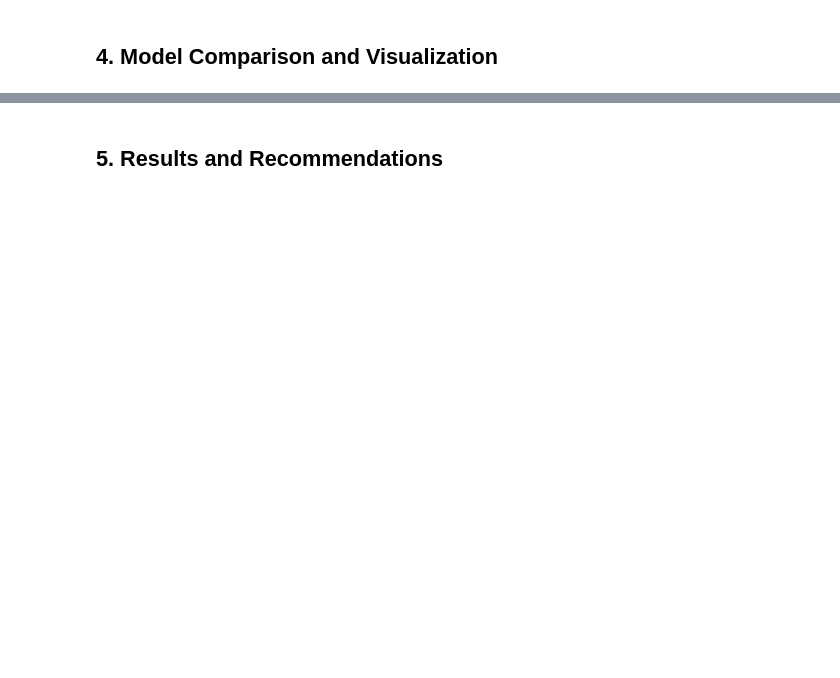
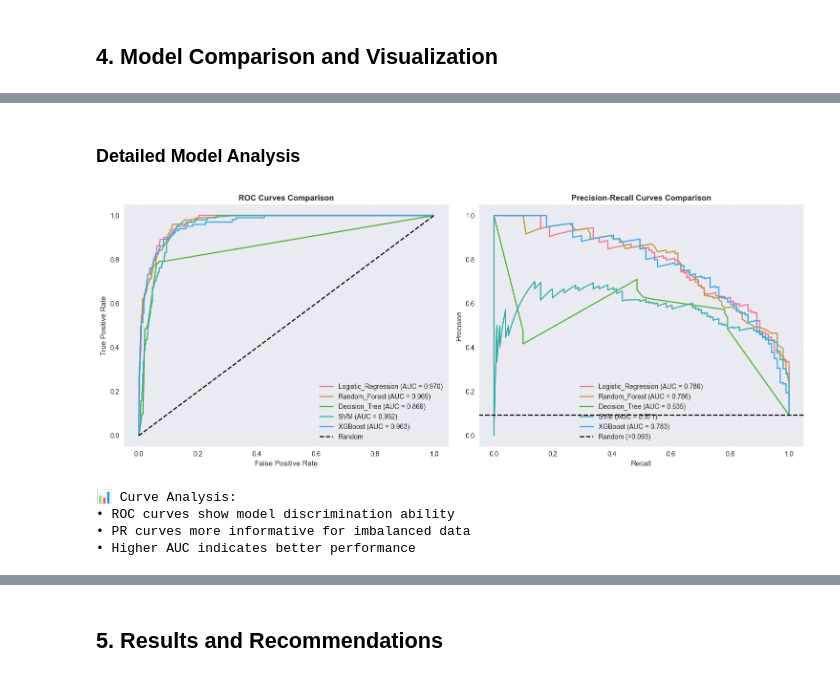
Before and after one commit to User-2rxeg/DataOrbit-HealthCare-Provider-Fraud-Detection, a Jupyter notebook: notebooks/02_modeling.ipynb, the cells around one changed output, grey strips where cells are left out. Saved outputs shown, nothing was run; the diff lists cells and outputs as text; code cells hidden in the pictures; blank space fills up the shorter version.

```diff
--- a/notebooks/02_modeling.ipynb
+++ b/notebooks/02_modeling.ipynb
@@ -223,0 +379,51 @@ if len(results_df) > 0:
+# %% [markdown]
+### Detailed Model Analysis
+# %%
+# ROC and PR Curves for all models
+if len(results_df) > 0:
+    fig, axes = plt.subplots(1, 2, figsize=(15, 6))
+
+    # ROC Curves
+    for name, pipeline in trained_models.items():
+        y_pred_proba = pipeline.predict_proba(X_test)[:, 1]
+        fpr, tpr, _ = roc_curve(y_test, y_pred_proba)
+        roc_auc = auc(fpr, tpr)
+        axes[0].plot(fpr, tpr, label=f'{name} (AUC = {roc_auc:.3f})')
+
+    axes[0].plot([0, 1], [0, 1], 'k--', label='Random')
+    axes[0].set_xlabel('False Positive Rate')
+    axes[0].set_ylabel('True Positive Rate')
+    axes[0].set_title('ROC Curves Comparison', fontweight='bold')
+    axes[0].legend()
+    axes[0].grid(True, alpha=0.3)
+
+    # Precision-Recall Curves
+    for name, pipeline in trained_models.items():
+        y_pred_proba = pipeline.predict_proba(X_test)[:, 1]
+        precision, recall, _ = precision_recall_curve(y_test, y_pred_proba)
+        pr_auc = auc(recall, precision)
+        axes[1].plot(recall, precision, label=f'{name} (AUC = {pr_auc:.3f})')
+
+    # Random baseline for PR curve
+    fraud_rate = y_test.mean()
+    axes[1].axhline(y=fraud_rate, color='k', linestyle='--', label=f'Random (={fraud_rate:.3f})')
+
+    axes[1].set_xlabel('Recall')
+    axes[1].set_ylabel('Precision')
+    axes[1].set_title('Precision-Recall Curves Comparison', fontweight='bold')
+    axes[1].legend()
+    axes[1].grid(True, alpha=0.3)
+
+    plt.tight_layout()
+    plt.show()
+
+    print("📊 Curve Analysis:")
+    print("• ROC curves show model discrimination ability")
+    print("• PR curves more informative for imbalanced data")
+    print("• Higher AUC indicates better performance")
+# %% [output]
+[figure, added]
+📊 Curve Analysis:
+• ROC curves show model discrimination ability
+• PR curves more informative for imbalanced data
+• Higher AUC indicates better performance
```
Also changed, not shown: parts of 15 cells of this notebook, 1 other file.
